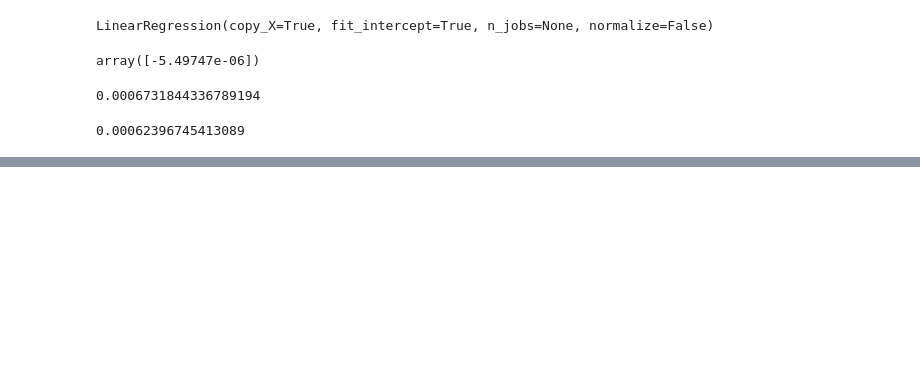
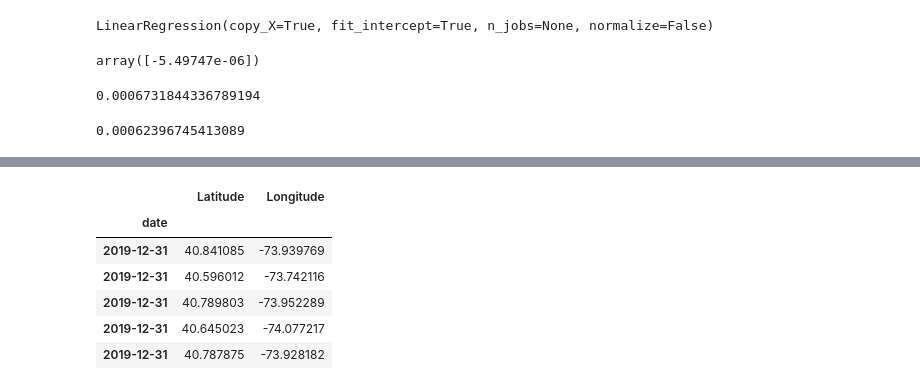
Before and after one commit to city-college-machine-learning/NYPD_Arrest_Analysis, a Jupyter notebook: Initial_models.ipynb, the cells around one changed output, grey strips where cells are left out. Saved outputs shown, nothing was run; the diff lists cells and outputs as text; code cells hidden in the pictures; blank space fills up the shorter version.

```diff
--- a/Initial_models.ipynb
+++ b/Initial_models.ipynb
@@ -357,0 +438,12 @@ mean_squared_error(y_val, y_pred)
+# %%
+da = dat.groupby(dat.index.month)['Latitude', 'Longitude'] #dat[['Latitude']]
+# %%
+da.head()
+# %% [output]
+|  | Latitude | Longitude |
+| date |  |  |
+| 2019-12-31 | 40.841085 | -73.939769 |
+| 2019-12-31 | 40.596012 | -73.742116 |
+| 2019-12-31 | 40.789803 | -73.952289 |
+| 2019-12-31 | 40.645023 | -74.077217 |
+| 2019-12-31 | 40.787875 | -73.928182 |
```
Also changed, not shown: parts of 17 cells of this notebook.
